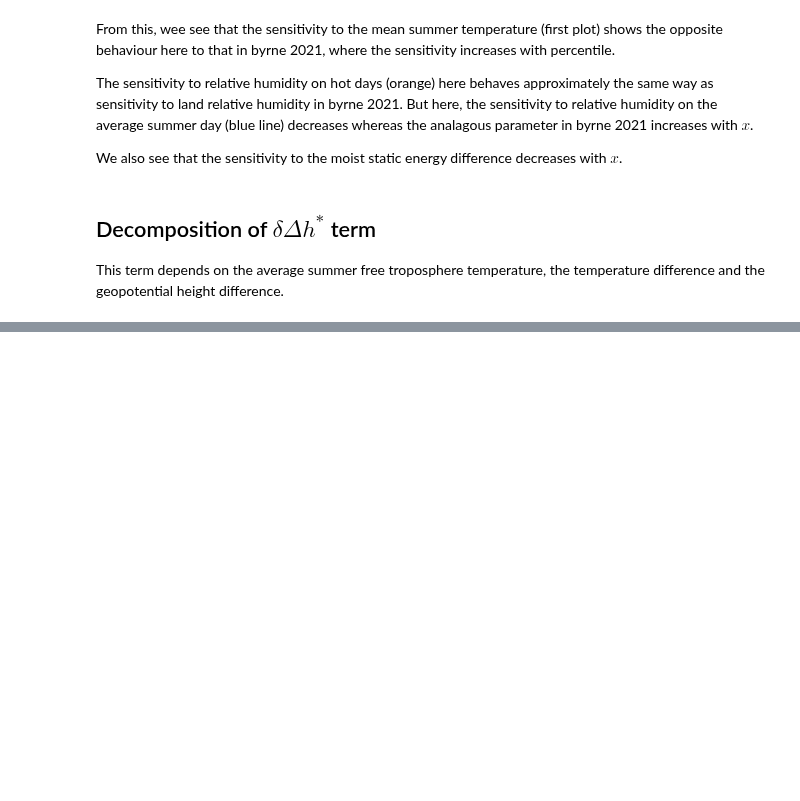
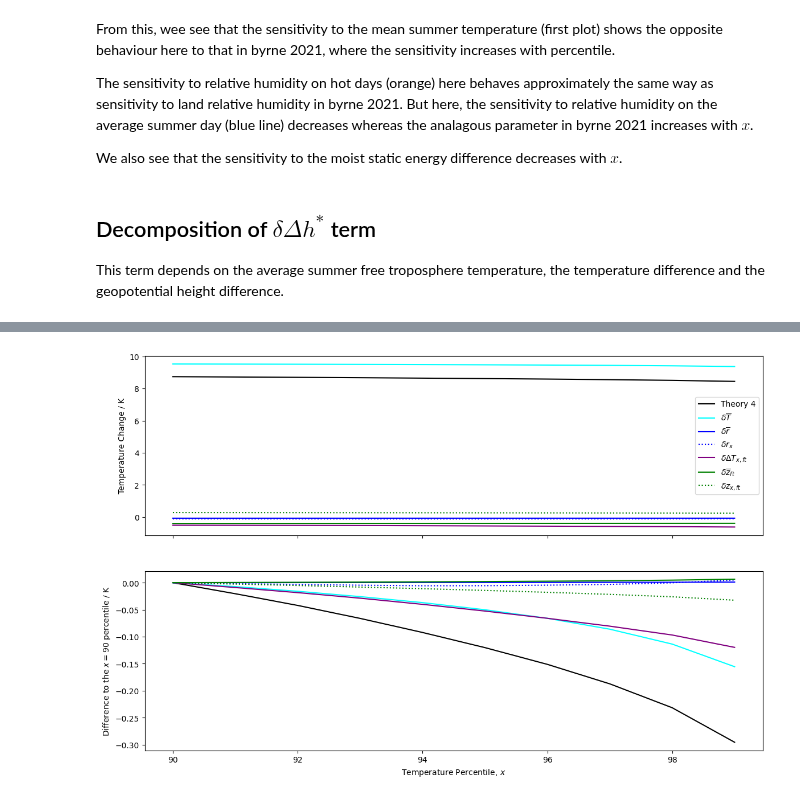
Before and after one commit to jduffield65/Isca, a Jupyter notebook: jobs/tau_sweep/aquaplanet/extratrop_temp_quant_theory.ipynb, the cells around one changed output, grey strips where cells are left out. Saved outputs shown, nothing was run; the diff lists cells and outputs as text; code cells hidden in the pictures; blank space fills up the shorter version.

```diff
--- a/jobs/tau_sweep/aquaplanet/extratrop_temp_quant_theory.ipynb
+++ b/jobs/tau_sweep/aquaplanet/extratrop_temp_quant_theory.ipynb
@@ -272,0 +420,26 @@ This term depends on the average summer free troposphere temperature, the temper
+# %%
+temp_diff_terms4 = [gamma_t4 * delta_t_mean, gamma_r4 * delta_rh_mean, gamma_r_quant4 * delta_rh_quant,
+                   gamma_temp_ft_diff4 * delta_temp_ft_diff, gamma_z4 * delta_z_ft_mean, gamma_z_quant4 * delta_z_ft_quant]
+fig, ax = plt.subplots(2,1, figsize=(14, 9), sharex=True)
+ax[0].plot(quantiles_all, temp_diff_theory4, color='k', label='Theory 4')
+ax[0].plot(quantiles_all, temp_diff_terms4[0], color='cyan', label='$\delta \overline{T}$')
+ax[0].plot(quantiles_all, temp_diff_terms4[1], color='blue', label='$\delta \overline{r}$')
+ax[0].plot(quantiles_all, temp_diff_terms4[2], color='blue', label='$\delta r_x$', linestyle=':')
+ax[0].plot(quantiles_all, temp_diff_terms4[3], color='purple', label='$\delta \Delta T_{x,ft}$')
+ax[0].plot(quantiles_all, temp_diff_terms4[4], color='green', label='$\delta \overline{z}_{ft}$')
+ax[0].plot(quantiles_all, temp_diff_terms4[5], color='green', label='$\delta z_{x,ft}$', linestyle=':')
+
+ax[1].plot(quantiles_all, temp_diff_theory4 - temp_diff_theory4[0], color='k', label='Theory 4')
+ax[1].plot(quantiles_all, temp_diff_terms4[0]-temp_diff_terms4[0][0], color='cyan', label='$\delta \overline{T}$')
+ax[1].plot(quantiles_all, temp_diff_terms4[1]-temp_diff_terms4[1][0], color='blue', label='$\delta \overline{r}$')
+ax[1].plot(quantiles_all, temp_diff_terms4[2]-temp_diff_terms4[2][0], color='blue', label='$\delta r_x$', linestyle=':')
+ax[1].plot(quantiles_all, temp_diff_terms4[3]-temp_diff_terms4[3][0], color='purple', label='$\delta \Delta h^*$')
+ax[1].plot(quantiles_all, temp_diff_terms4[4]-temp_diff_terms4[4][0], color='green', label='$\delta \overline{z}_{ft}$')
+ax[1].plot(quantiles_all, temp_diff_terms4[5]-temp_diff_terms4[5][0], color='green', label='$\delta z_{x,ft}$', linestyle=':')
+
+ax[1].set_xlabel('Temperature Percentile, $x$')
+ax[0].set_ylabel('Temperature Change / K')
+ax[1].set_ylabel(f'Difference to the $x={quantiles_all[0]}$ percentile / K')
+ax[0].legend();
+# %% [output]
+[figure, added]
```
Also changed, not shown: parts of 15 cells of this notebook, 1 other file.
